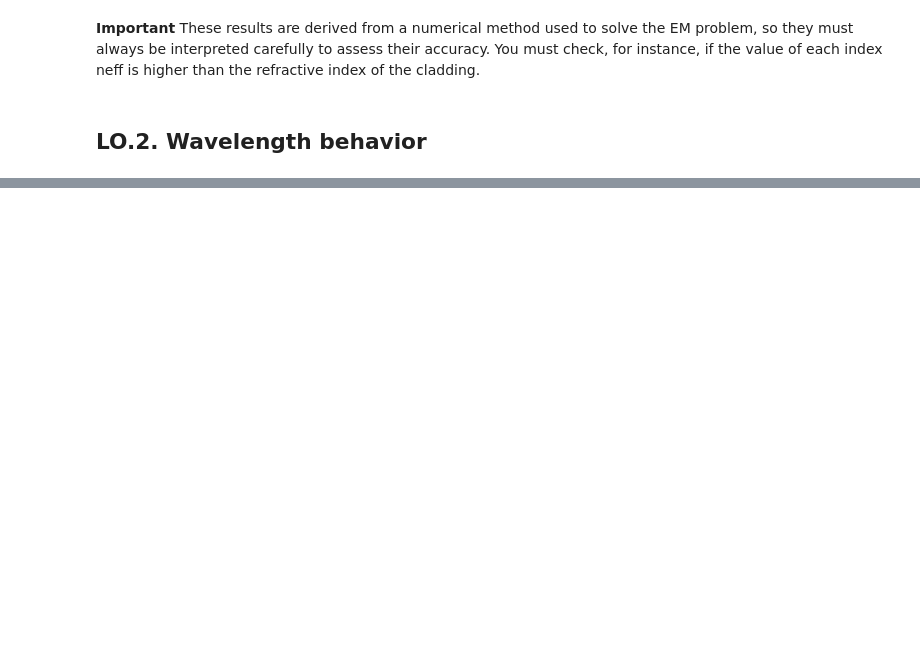
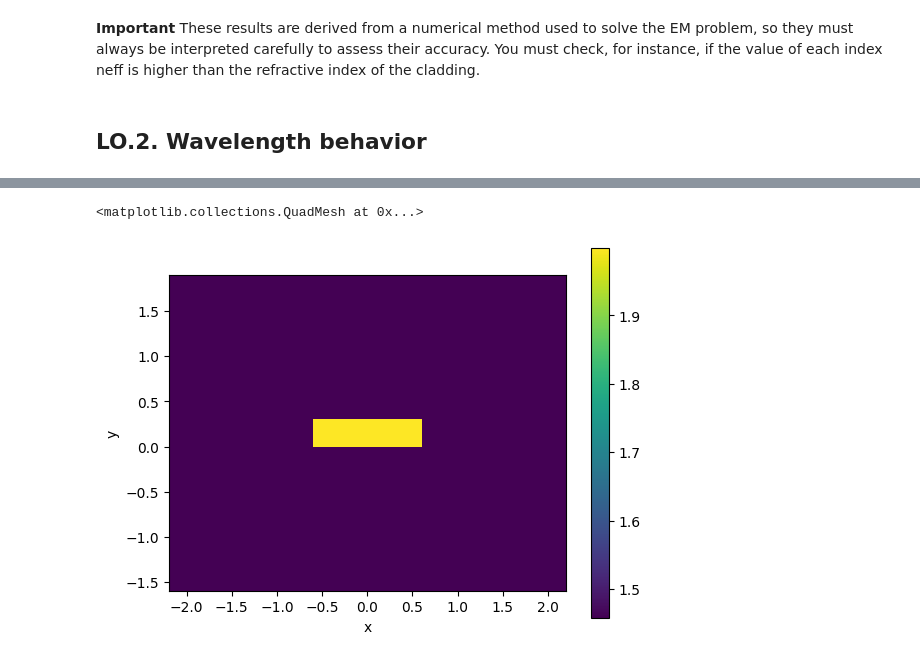
Before and after one commit to RobertoFernandezSevilla/pic-upv-lab0, a Jupyter notebook: 010_MODESOLVER_Student.ipynb, the cells around one changed output, grey strips where cells are left out. Saved outputs shown, nothing was run; the diff lists cells and outputs as text; code cells hidden in the pictures; blank space fills up the shorter version.

Commit message:
Modesolver editado

```diff
--- a/010_MODESOLVER_Student.ipynb
+++ b/010_MODESOLVER_Student.ipynb
@@ -177,0 +242,45 @@ plt.tight_layout(rect=[0, 0, 0.85, 1])
+# %%
+###EJERCICIOS DE LA PRÁCTICA
+# 1ro la deep waveguide sin slab
+
+import matplotlib.pyplot as plt
+import numpy as np
+
+import tidy3d as td
+
+import gplugins as gp
+import gplugins.tidy3d as gt
+from gplugins import plot
+from gplugins.common.config import PATH
+nm = 1e-3
+#1.1 Definimos la wavelength con salto de 0.02 - eso quiere decir que pasamos de 1.5
+#a 1.6 en 5 saltos
+wavelength = np.linspace(1500, 1600,5) * nm #voy a cambiar el numero de puntos a 5
+#Wavelength 1.5-1.6 µm (step 0.02 µm) – width 1.2 µm
+f = td.C_0 / wavelength
+# %%
+deep_waveguide = gt.modes.Waveguide(
+    # Geometrical Parameters
+    core_width=1.2, # Waveguide width
+    core_thickness=300 * nm, # Waveguide height
+    slab_thickness=0 * nm, # For shallow waveguides - Set to 0 if its a deep-etched waveguide.
+    #si le ponemos un escalon de 200 nm en vez de 0
+    # Materials
+    core_material='sin', #  Material of the waveguide --si cambiamos silicon nitride "sin"
+    #por silicio "si" veremos el cambio de indice en la cubierta
+    clad_material='sio2', # Surrounding material
+    # Modesolver Parameters
+    wavelength=1550 * nm, # Wavelength to simulate
+    num_modes=4, # Targeted number of modes to find
+    max_grid_scaling=1.5, # Parameters of the grid
+    grid_resolution=20, # Parameters of the grid
+    #Si cambiamos la resolución pueden cambiar los calculos numéricos posteriores
+    #Tener cuidado, habrá que coger valores correctos que veremos en proximas sesiones
+    cache_path='.cache/', # Important! In order to save simulation time, set your cache Path!
+    precision='double',
+)
+
+deep_waveguide.plot_index()
+# %% [output]
+<matplotlib.collections.QuadMesh at 0x...>
+[figure, added]
```
Also changed, not shown: parts of 59 cells of this notebook, 4 other files.
